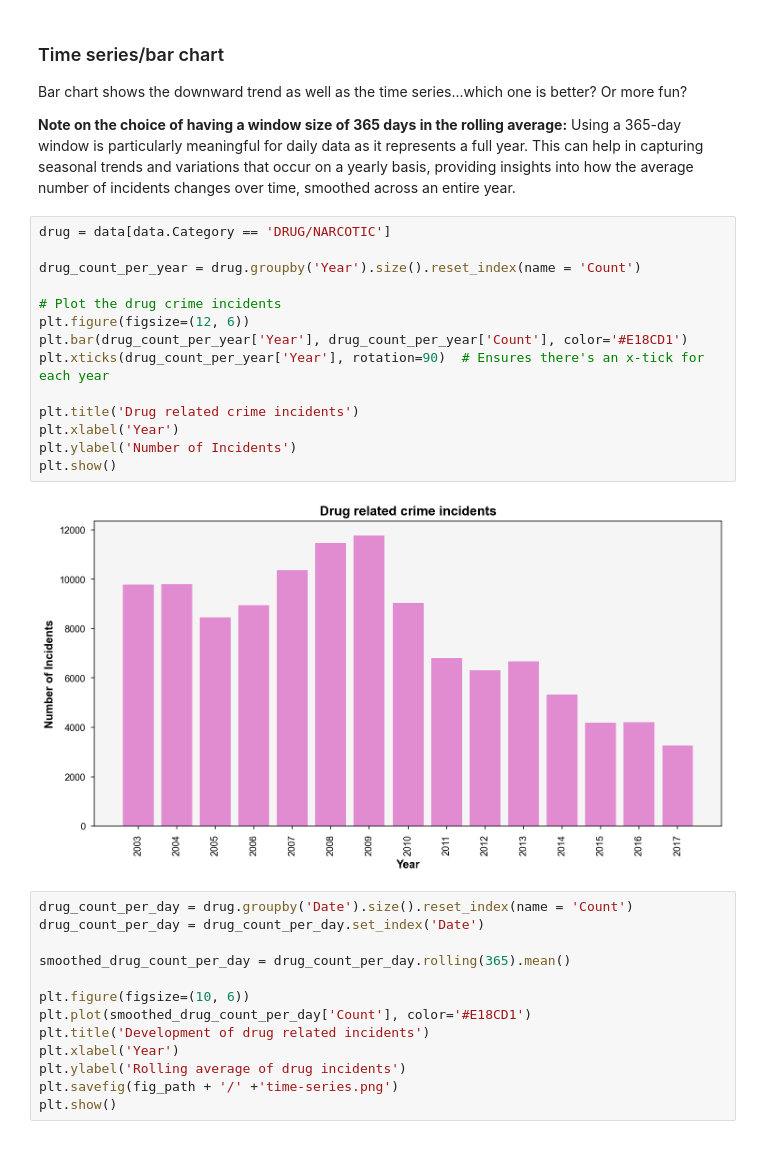
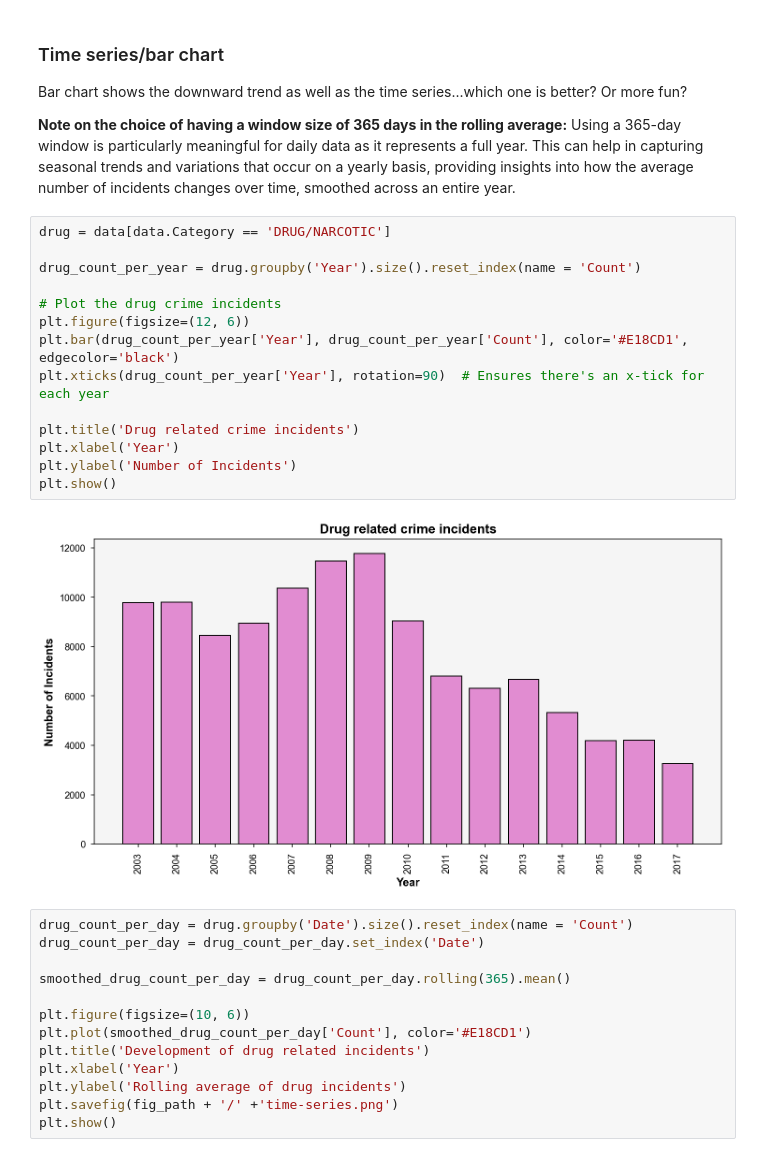
Before and after one commit to thg205/thg205.github.io, a Jupyter notebook: Week8.ipynb, the cells around one changed output. Drawn from its saved outputs; the diff is of its cells as text.

```diff
--- a/Week8.ipynb
+++ b/Week8.ipynb
@@ -111,19 +111,19 @@ Using a 365-day window is particularly meaningful for daily data as it represent
 # %%
 drug = data[data.Category == 'DRUG/NARCOTIC']
 
 drug_count_per_year = drug.groupby('Year').size().reset_index(name = 'Count')
 
 # Plot the drug crime incidents
 plt.figure(figsize=(12, 6))
-plt.bar(drug_count_per_year['Year'], drug_count_per_year['Count'], color='#E18CD1')
+plt.bar(drug_count_per_year['Year'], drug_count_per_year['Count'], color='#E18CD1', edgecolor='black')
 plt.xticks(drug_count_per_year['Year'], rotation=90)  # Ensures there's an x-tick for each year
 
 plt.title('Drug related crime incidents')
 plt.xlabel('Year')
 plt.ylabel('Number of Incidents')
 plt.show()
 # %% [output]
-[figure, old version]
+[figure, new version]
 # %%
 drug_count_per_day = drug.groupby('Date').size().reset_index(name = 'Count')
 drug_count_per_day = drug_count_per_day.set_index('Date')
```
Also changed, not shown: parts of 3 cells of this notebook.
